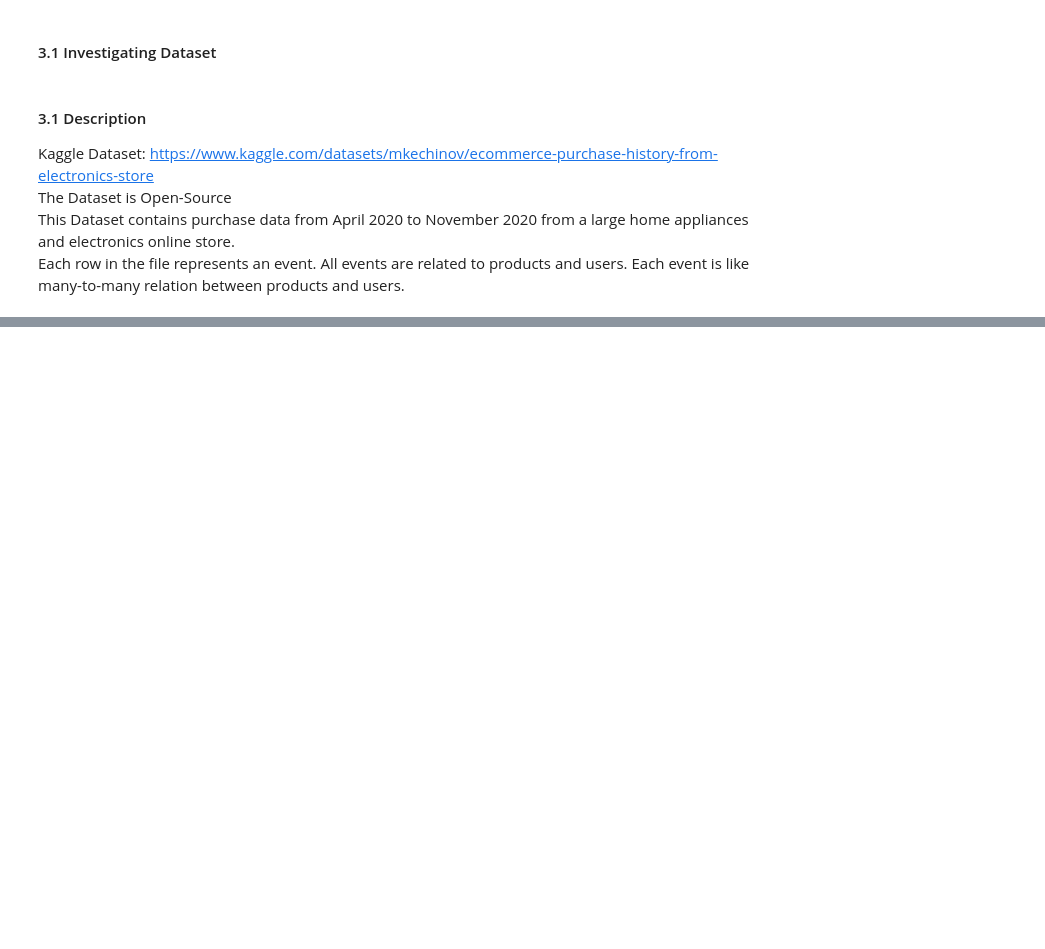
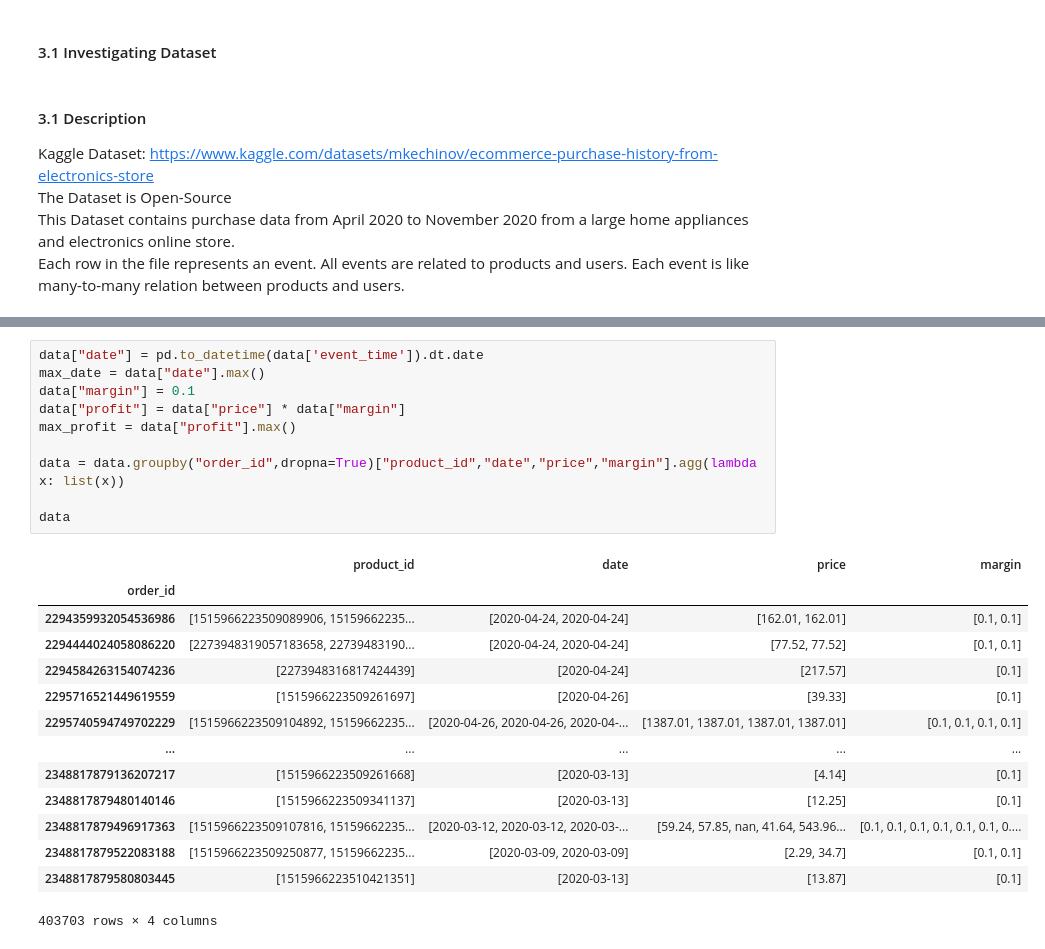
Before and after one commit to dawei7/Detecting-patterns-in-purchase-history-using-association-rule-learning-methods, a Jupyter notebook: Analysis/Detecting-patterns-in-purchase-history-using-association-rule-learning-methods.ipynb, the cells around one changed output, grey strips where cells are left out. Cells and saved outputs as stored; diff of their text form; blank space fills up the shorter version.

```diff
--- a/Analysis/Detecting-patterns-in-purchase-history-using-association-rule-learning-methods.ipynb
+++ b/Analysis/Detecting-patterns-in-purchase-history-using-association-rule-learning-methods.ipynb
@@ -265,0 +279,25 @@ Each row in the file represents an event. All events are related to products and
+# %%
+data["date"] = pd.to_datetime(data['event_time']).dt.date
+max_date = data["date"].max()
+data["margin"] = 0.1
+data["profit"] = data["price"] * data["margin"]
+max_profit = data["profit"].max()
+
+data = data.groupby("order_id",dropna=True)["product_id","date","price","margin"].agg(lambda x: list(x))
+
+data
+# %% [output]
+|  | product_id | date | price | margin |
+| order_id |  |  |  |  |
+| 2294359932054536986 | [1515966223509089906, 15159662235... | [2020-04-24, 2020-04-24] | [162.01, 162.01] | [0.1, 0.1] |
+| 2294444024058086220 | [2273948319057183658, 22739483190... | [2020-04-24, 2020-04-24] | [77.52, 77.52] | [0.1, 0.1] |
+| 2294584263154074236 | [2273948316817424439] | [2020-04-24] | [217.57] | [0.1] |
+| 2295716521449619559 | [1515966223509261697] | [2020-04-26] | [39.33] | [0.1] |
+| 2295740594749702229 | [1515966223509104892, 15159662235... | [2020-04-26, 2020-04-26, 2020-04-... | [1387.01, 1387.01, 1387.01, 1387.01] | [0.1, 0.1, 0.1, 0.1] |
+| ... | ... | ... | ... | ... |
+| 2348817879136207217 | [1515966223509261668] | [2020-03-13] | [4.14] | [0.1] |
+| 2348817879480140146 | [1515966223509341137] | [2020-03-13] | [12.25] | [0.1] |
+| 2348817879496917363 | [1515966223509107816, 15159662235... | [2020-03-12, 2020-03-12, 2020-03-... | [59.24, 57.85, nan, 41.64, 543.96... | [0.1, 0.1, 0.1, 0.1, 0.1, 0.1, 0.... |
+| 2348817879522083188 | [1515966223509250877, 15159662235... | [2020-03-09, 2020-03-09] | [2.29, 34.7] | [0.1, 0.1] |
+| 2348817879580803445 | [1515966223510421351] | [2020-03-13] | [13.87] | [0.1] |
+403703 rows × 4 columns
```
Also changed, not shown: parts of 10 cells of this notebook, 55 other files.
